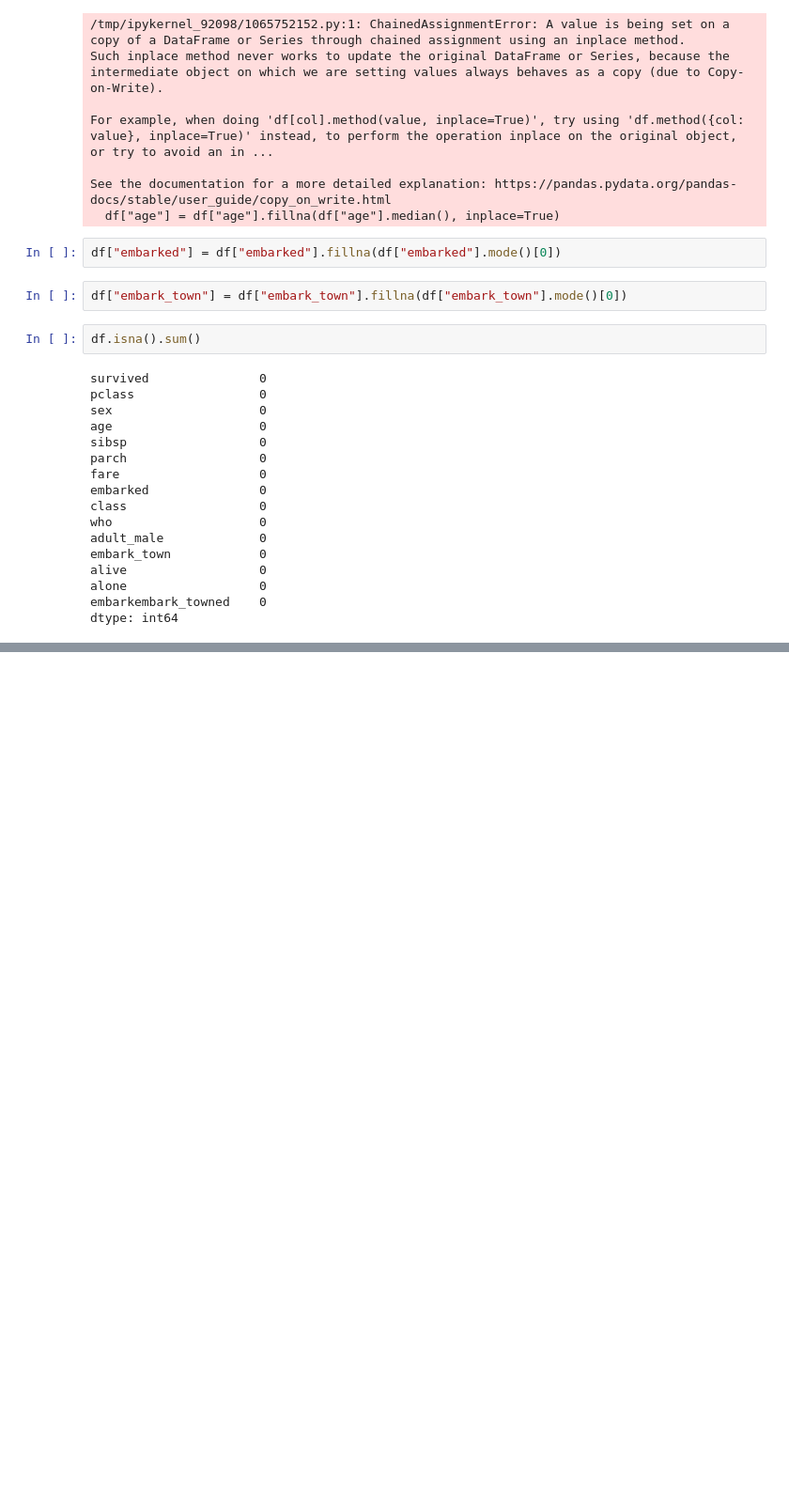
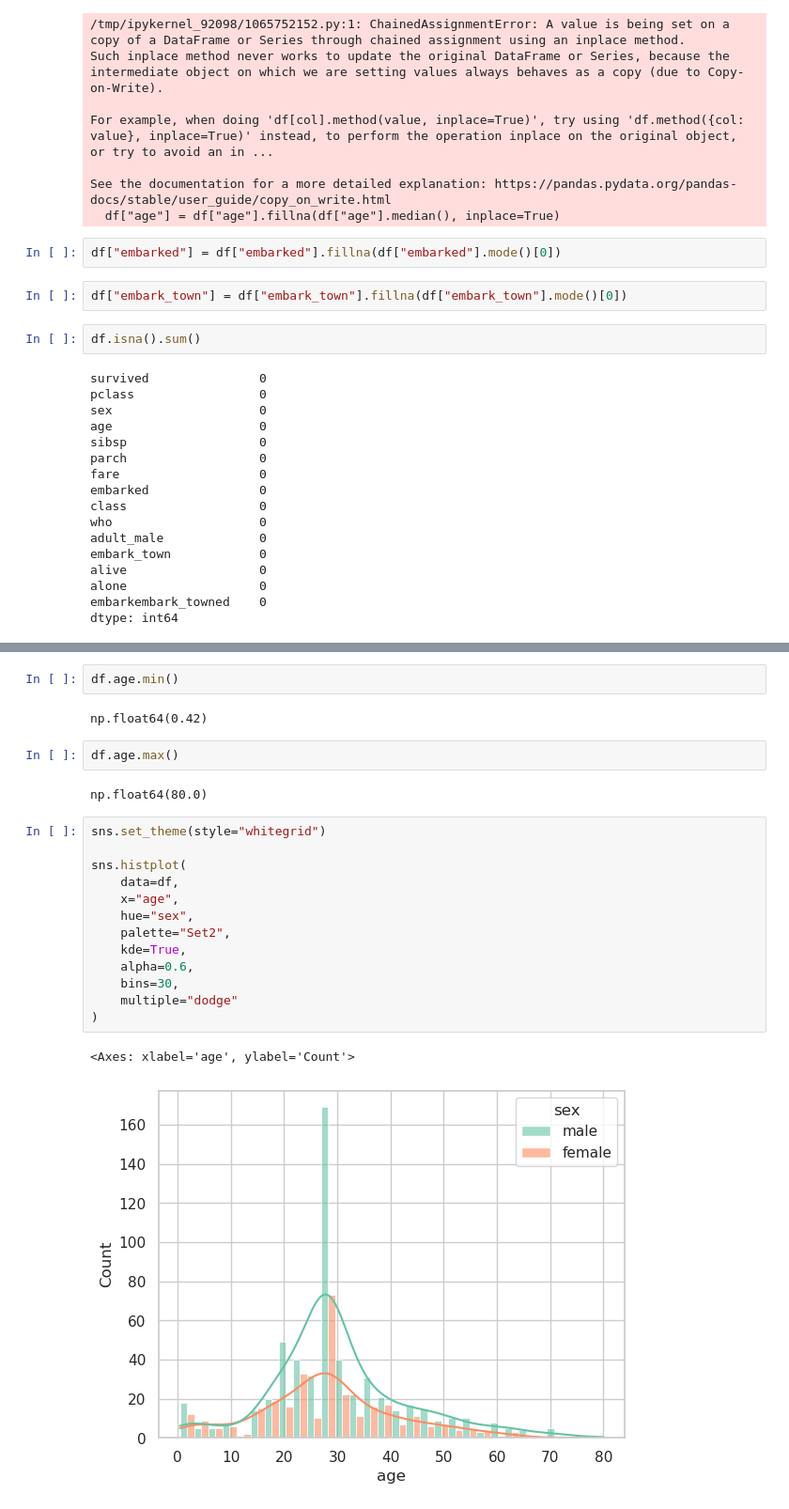
Before and after one commit to waseem-development/AI-NAVTTC, a Jupyter notebook: python/pandas/EDA/4_data_binning.ipynb, the cells around one changed output, grey strips where cells are left out. Shown at 94% size. Saved outputs shown, nothing was run; the diff lists cells and outputs as text; blank space fills up the shorter version.

Commit message:
Data Binning done

```diff
--- a/python/pandas/EDA/4_data_binning.ipynb
+++ b/python/pandas/EDA/4_data_binning.ipynb
@@ -54,0 +59,24 @@ dtype: int64
+# %%
+df.age.min()
+# %% [output]
+np.float64(0.42)
+# %%
+df.age.max()
+# %% [output]
+np.float64(80.0)
+# %%
+sns.set_theme(style="whitegrid")
+
+sns.histplot(
+    data=df,
+    x="age",
+    hue="sex",
+    palette="Set2",
+    kde=True,
+    alpha=0.6,
+    bins=30,
+    multiple="dodge"
+)
+# %% [output]
+<Axes: xlabel='age', ylabel='Count'>
+[figure, added]
```
Also changed, not shown: parts of 13 cells of this notebook.
